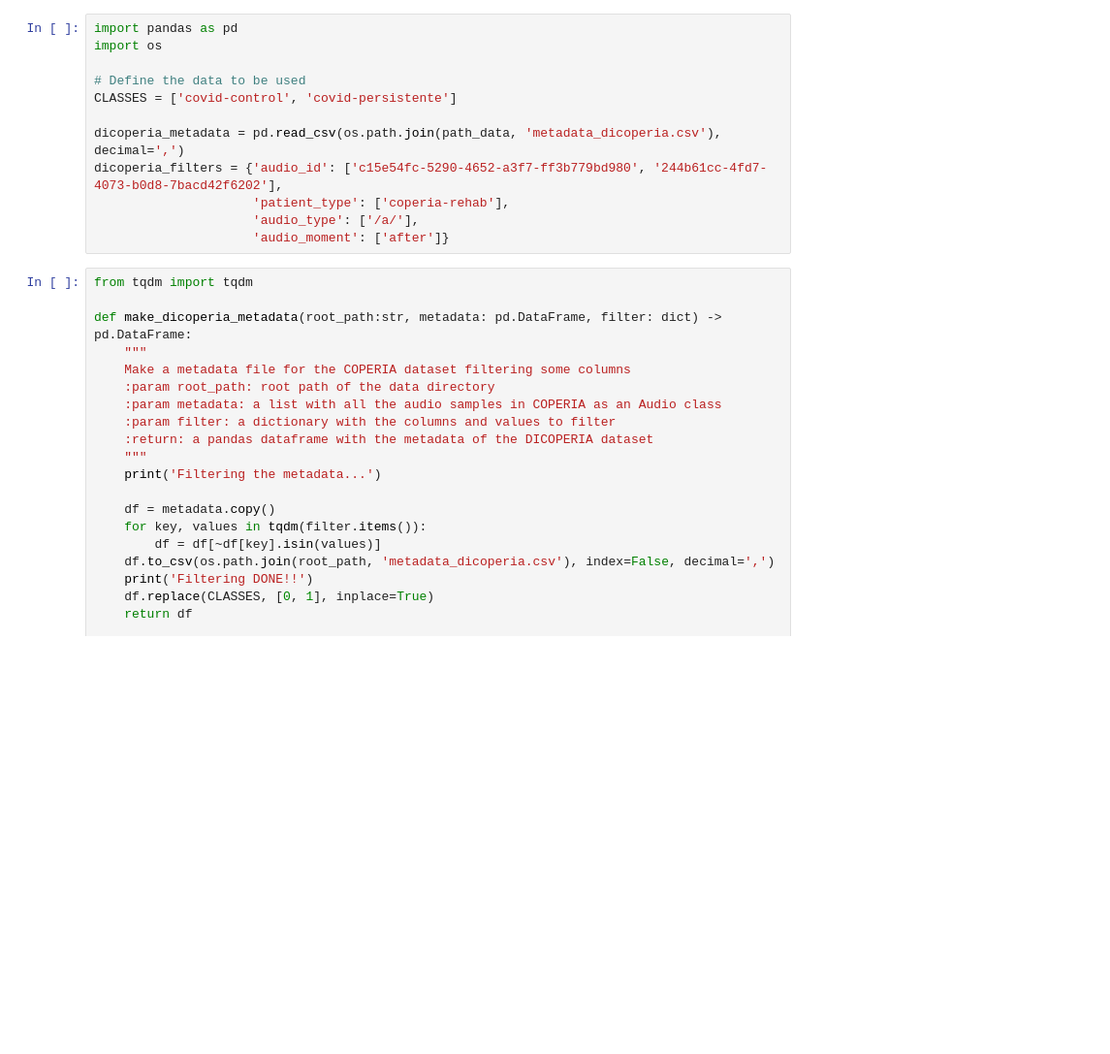
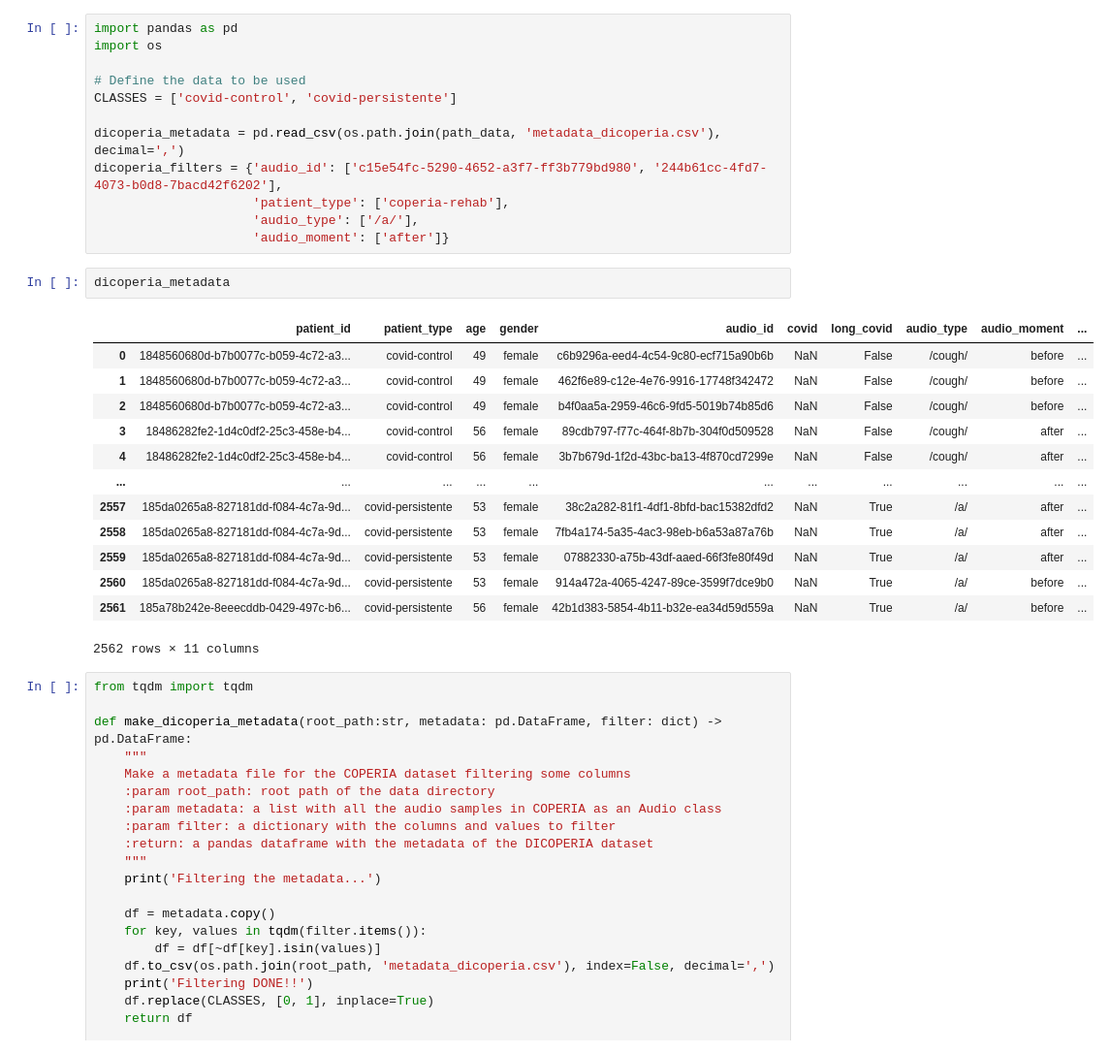
Before and after one commit to JMasr/coperia_api, a Jupyter notebook: notebooks/dicoperia_exp.ipynb, the cells around one changed output. Shown: that part at 97% size. Saved outputs shown, nothing was run; the diff lists cells and outputs as text; blank space fills up the shorter version.

```diff
--- a/notebooks/dicoperia_exp.ipynb
+++ b/notebooks/dicoperia_exp.ipynb
@@ -22,6 +22,22 @@ dicoperia_filters = {'audio_id': ['c15e54fc-5290-4652-a3f7-ff3b779bd980', '244b6
                      'patient_type': ['coperia-rehab'],
                      'audio_type': ['/a/'],
                      'audio_moment': ['after']}
+# %%
+dicoperia_metadata
+# %% [output]
+|  | patient_id | patient_type | age | gender | audio_id | covid | long_covid | audio_type | audio_moment | ... |
+| 0 | 1848560680d-b7b0077c-b059-4c72-a3... | covid-control | 49 | female | c6b9296a-eed4-4c54-9c80-ecf715a90b6b | NaN | False | /cough/ | before | ... |
+| 1 | 1848560680d-b7b0077c-b059-4c72-a3... | covid-control | 49 | female | 462f6e89-c12e-4e76-9916-17748f342472 | NaN | False | /cough/ | before | ... |
+| 2 | 1848560680d-b7b0077c-b059-4c72-a3... | covid-control | 49 | female | b4f0aa5a-2959-46c6-9fd5-5019b74b85d6 | NaN | False | /cough/ | before | ... |
+| 3 | 18486282fe2-1d4c0df2-25c3-458e-b4... | covid-control | 56 | female | 89cdb797-f77c-464f-8b7b-304f0d509528 | NaN | False | /cough/ | after | ... |
+| 4 | 18486282fe2-1d4c0df2-25c3-458e-b4... | covid-control | 56 | female | 3b7b679d-1f2d-43bc-ba13-4f870cd7299e | NaN | False | /cough/ | after | ... |
+| ... | ... | ... | ... | ... | ... | ... | ... | ... | ... | ... |
+| 2557 | 185da0265a8-827181dd-f084-4c7a-9d... | covid-persistente | 53 | female | 38c2a282-81f1-4df1-8bfd-bac15382dfd2 | NaN | True | /a/ | after | ... |
+| 2558 | 185da0265a8-827181dd-f084-4c7a-9d... | covid-persistente | 53 | female | 7fb4a174-5a35-4ac3-98eb-b6a53a87a76b | NaN | True | /a/ | after | ... |
+| 2559 | 185da0265a8-827181dd-f084-4c7a-9d... | covid-persistente | 53 | female | 07882330-a75b-43df-aaed-66f3fe80f49d | NaN | True | /a/ | after | ... |
+| 2560 | 185da0265a8-827181dd-f084-4c7a-9d... | covid-persistente | 53 | female | 914a472a-4065-4247-89ce-3599f7dce9b0 | NaN | True | /a/ | before | ... |
+| 2561 | 185a78b242e-8eeecddb-0429-497c-b6... | covid-persistente | 56 | female | 42b1d383-5854-4b11-b32e-ea34d59d559a | NaN | True | /a/ | before | ... |
+2562 rows × 11 columns
 # %%
 from tqdm import tqdm
 
```
Also changed, not shown: parts of 2 cells of this notebook, 5 other files.
